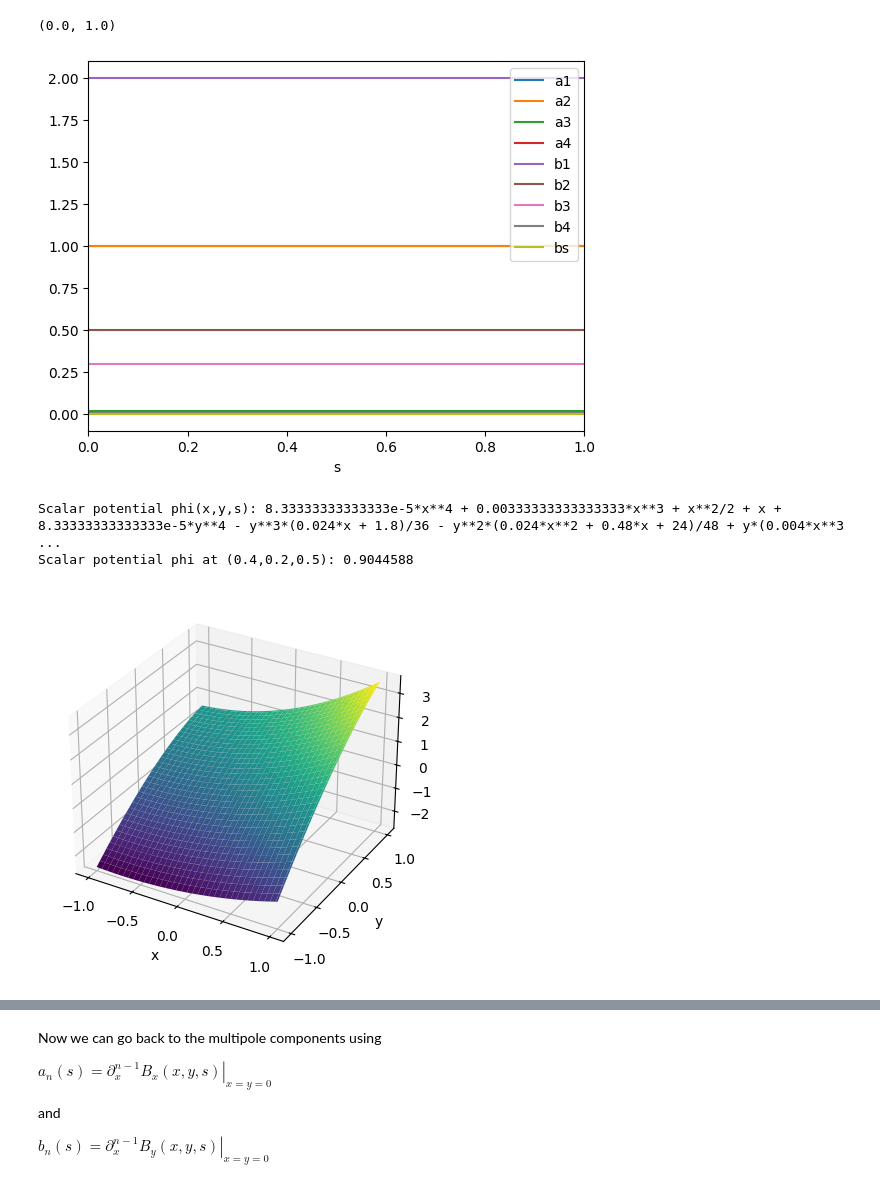
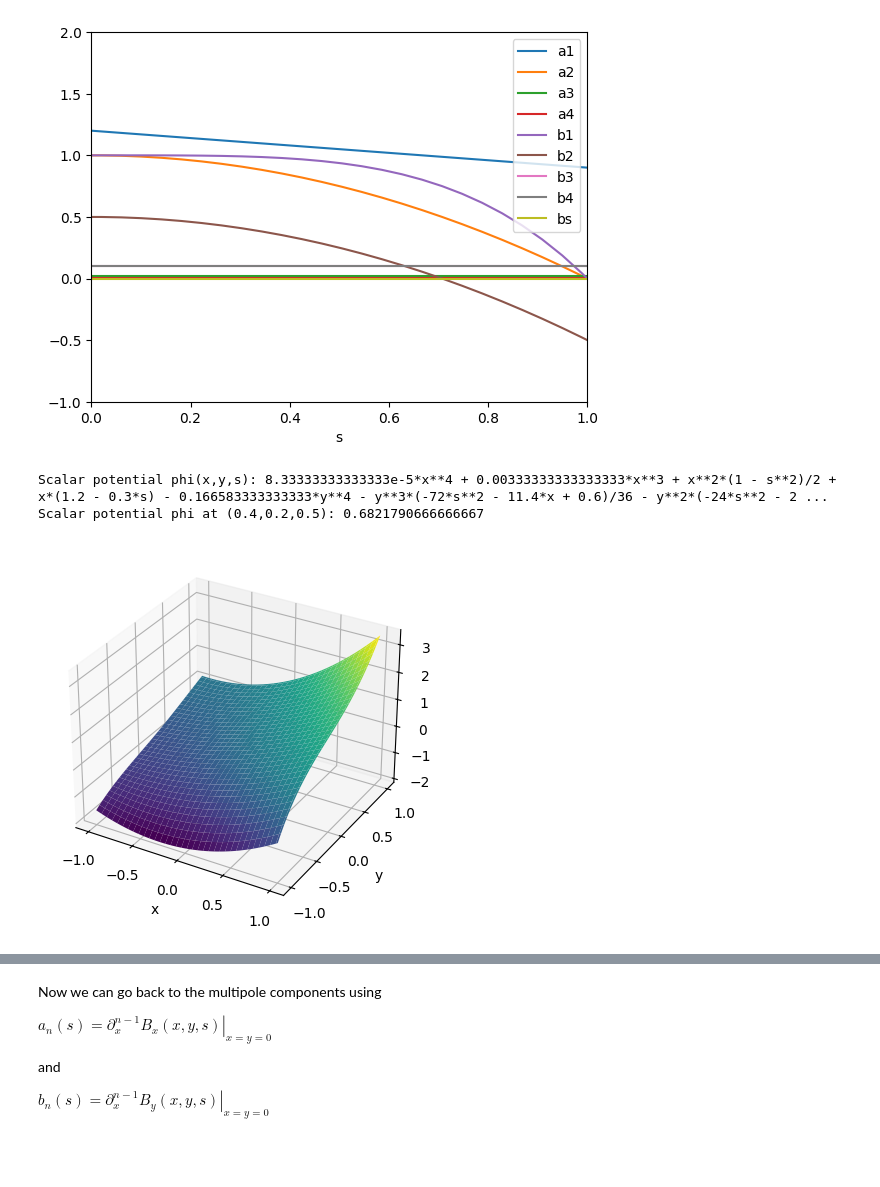
Before and after one commit to marcoliniF/bpmeth, a Jupyter notebook: preliminaryTrials/2.0_abphiBABab_FD.ipynb, the cells around one changed output, grey strips where cells are left out. Drawn from its saved outputs; the diff is of its cells as text; code cells hidden in the pictures; blank space fills up the shorter version.

```diff
--- a/preliminaryTrials/2.0_abphiBABab_FD.ipynb
+++ b/preliminaryTrials/2.0_abphiBABab_FD.ipynb
@@ -7,16 +8,17 @@ from sympy import lambdify
 from sympy.abc import x, y, s
 # %%
 #start from multipole coeefficients a_n(s)=a1,a2,... and b_n(s)
-a_coeffs = [1, 1, 0.02, 0.002]
-b_coeffs = [2,0.5,0.3, 0.004]
+a_coeffs = ["1.2-0.3*s", "1-s**2", 0.02, 0.002]
+b_coeffs = ["1-s**4","0.5-s**2",0.1, 0.1]
 #get scalar potential
 expansion=bpmeth.FieldExpansion(a=a_coeffs, b=b_coeffs)
 expansion.plot_components()
 plt.xlabel('s')
 plt.xlim((0,1))
+plt.ylim((-1,2))
+plt.show()
 # %% [output]
-(0.0, 1.0)
-[figure, old version]
+[figure, new version]
 # %%
 phi=expansion.get_phi()
 print("Scalar potential phi(x,y,s):", phi)
@@ -40,9 +42,9 @@ ax.set_ylabel('y')
 ax.set_zlabel('phi(x,y,s=0.5)')
 plt.show()
 # %% [output]
-Scalar potential phi(x,y,s): 8.33333333333333e-5*x**4 + 0.00333333333333333*x**3 + x**2/2 + x + 8.33333333333333e-5*y**4 - y**3*(0.024*x + 1.8)/36 - y**2*(0.024*x**2 + 0.48*x + 24)/48 + y*(0.004*x**3  ...
-Scalar potential phi at (0.4,0.2,0.5): 0.9044588
+Scalar potential phi(x,y,s): 8.33333333333333e-5*x**4 + 0.00333333333333333*x**3 + x**2*(1 - s**2)/2 + x*(1.2 - 0.3*s) - 0.166583333333333*y**4 - y**3*(-72*s**2 - 11.4*x + 0.6)/36 - y**2*(-24*s**2 - 2 ...
+Scalar potential phi at (0.4,0.2,0.5): 0.6821790666666667
-[figure, old version]
+[figure, new version]
 # %%
 #B=expansion.create_fieldmap(xarr=xa,yarr=ya,sarr=sa, filename=None)
 #B.plot()
```
Also changed, not shown: parts of 17 cells of this notebook, 5 other files.
